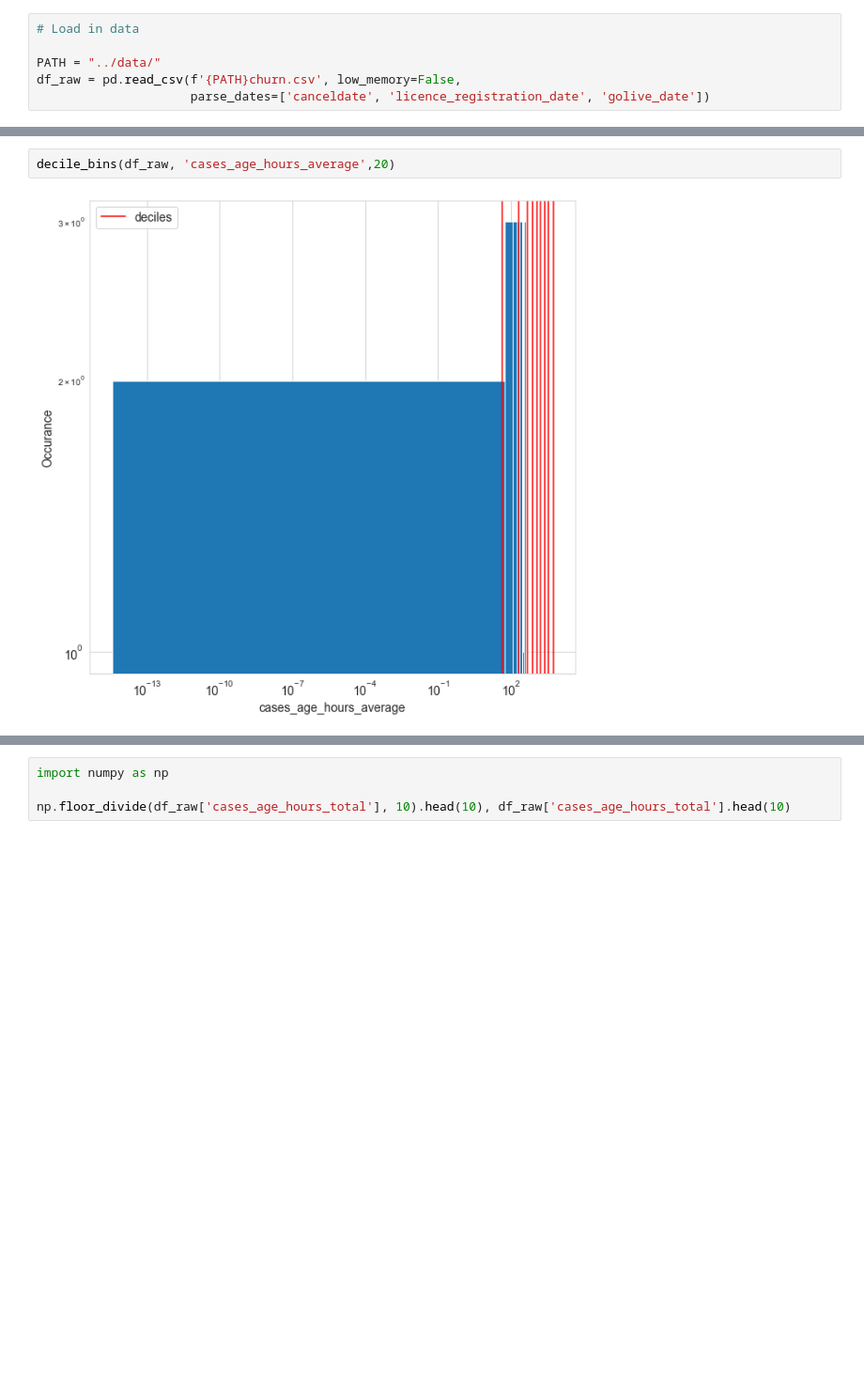
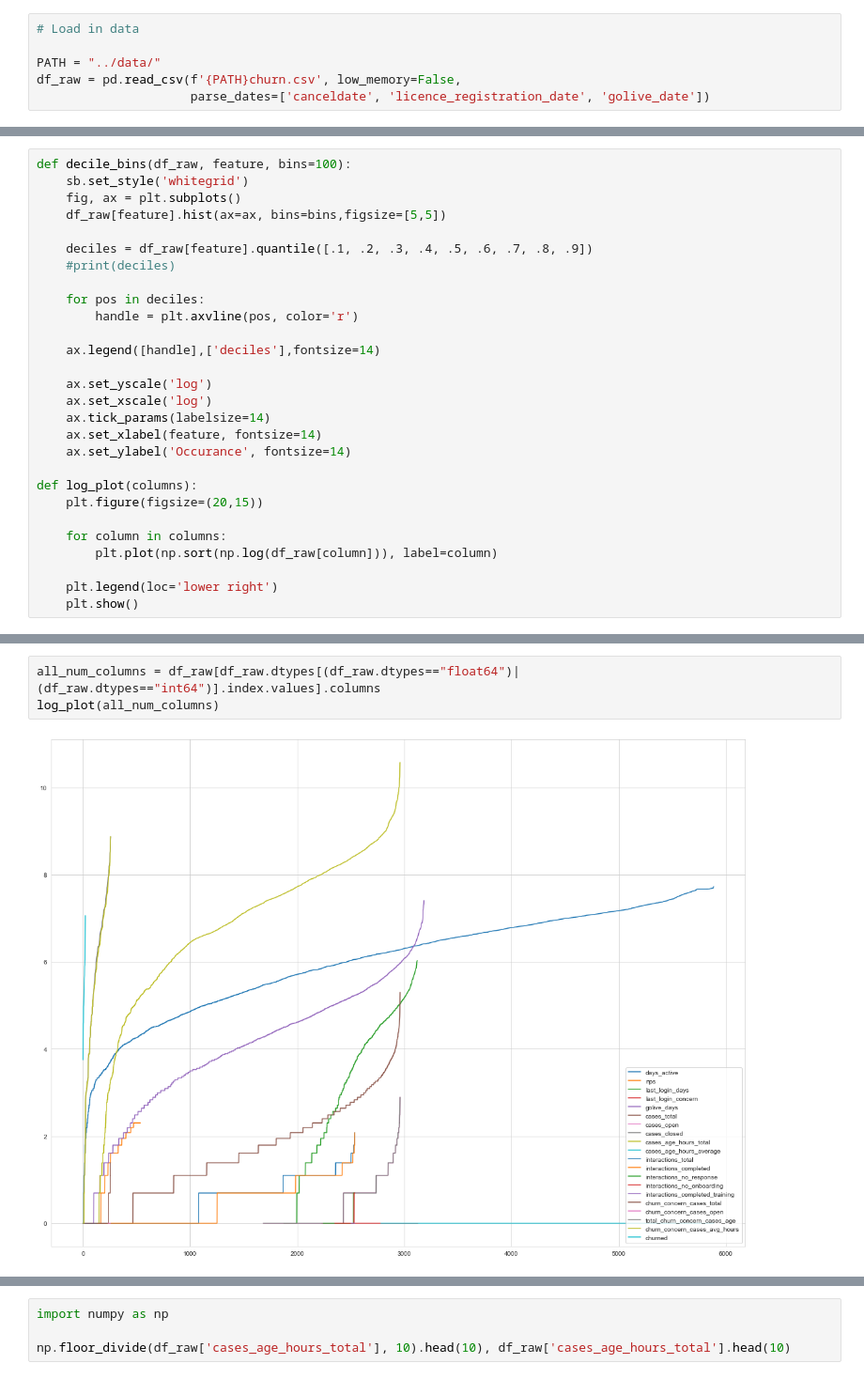
Before and after one commit to justinhennessy/100-days-of-code, a Jupyter notebook: project/Untitled.ipynb, the cells around one changed output, grey strips where cells are left out. Shown at 94% size. Drawn from its saved outputs; the diff is of its cells as text; blank space fills up the shorter version.

```diff
--- a/project/Untitled.ipynb
+++ b/project/Untitled.ipynb
@@ -44,0 +49,28 @@ churned                             0.527933         0.534903       1       0.49
+# %%
+def decile_bins(df_raw, feature, bins=100):
+    sb.set_style('whitegrid')
+    fig, ax = plt.subplots()
+    df_raw[feature].hist(ax=ax, bins=bins,figsize=[5,5])
+
+    deciles = df_raw[feature].quantile([.1, .2, .3, .4, .5, .6, .7, .8, .9])
+    #print(deciles)
+
+    for pos in deciles:
+        handle = plt.axvline(pos, color='r')
+
+    ax.legend([handle],['deciles'],fontsize=14)
+
+    ax.set_yscale('log')
+    ax.set_xscale('log')
+    ax.tick_params(labelsize=14)
+    ax.set_xlabel(feature, fontsize=14)
+    ax.set_ylabel('Occurance', fontsize=14)
+
+def log_plot(columns):
+    plt.figure(figsize=(20,15))
+
+    for column in columns:
+        plt.plot(np.sort(np.log(df_raw[column])), label=column)
+
+    plt.legend(loc='lower right')
+    plt.show()
@@ -104,4 +135,5 @@ decile_bins(df_raw, 'cases_total',2)
-# %%
-decile_bins(df_raw, 'cases_age_hours_average',20)
-# %% [output]
-[figure, removed]
+# %%
+all_num_columns = df_raw[df_raw.dtypes[(df_raw.dtypes=="float64")|(df_raw.dtypes=="int64")].index.values].columns
+log_plot(all_num_columns)
+# %% [output]
+[figure, added]
```
Also changed, not shown: parts of 7 cells of this notebook, 3 other files.
